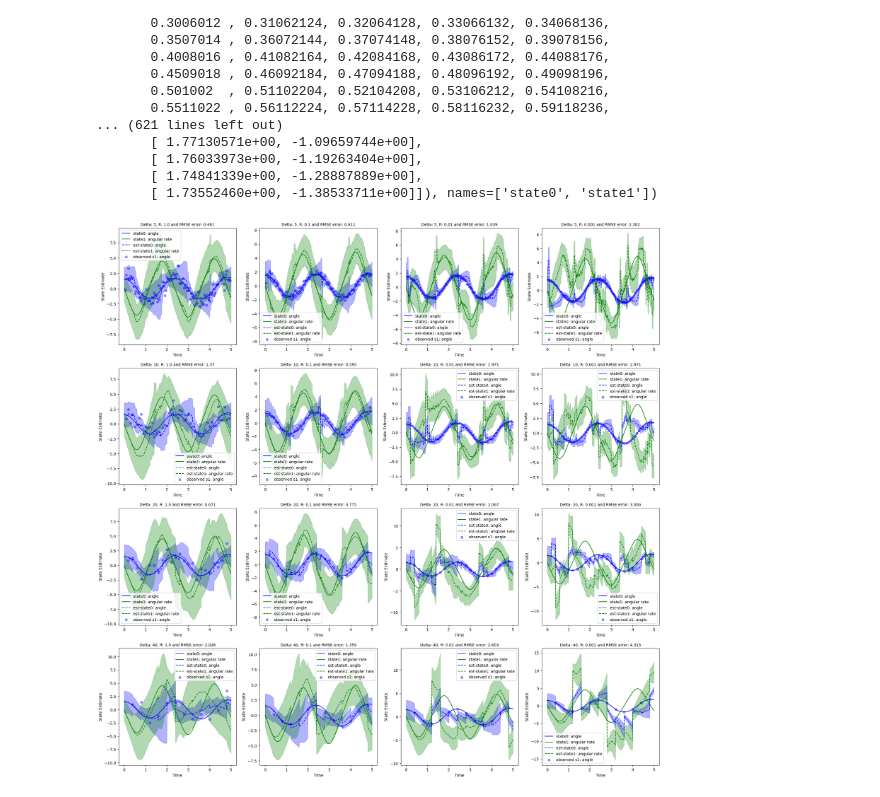
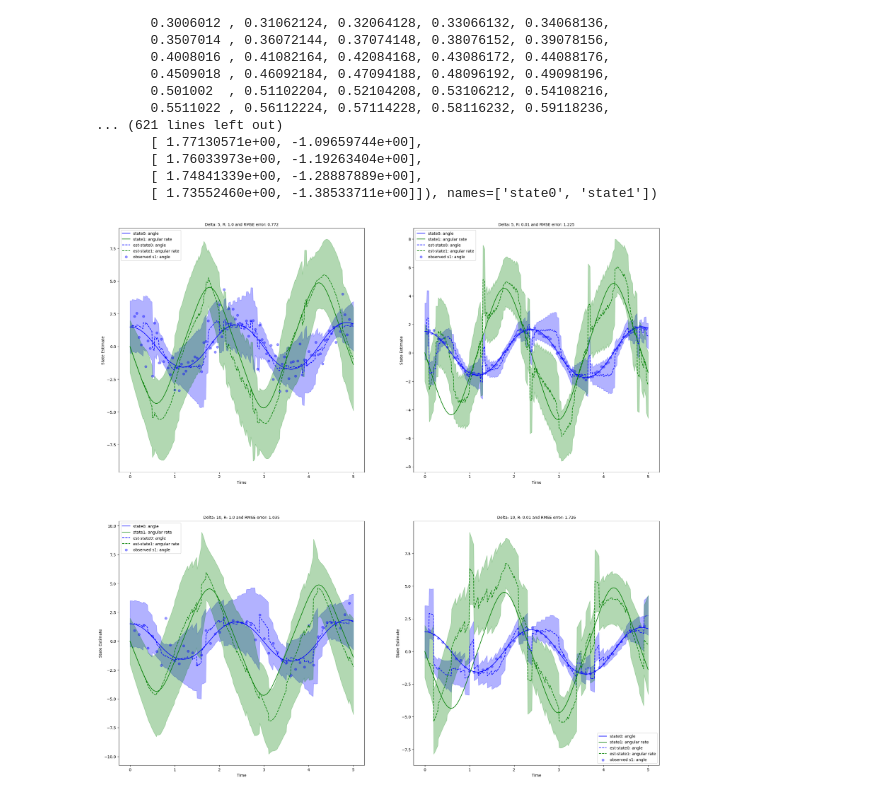
Before and after one commit to sohamphanseiitb/Robotics-In-Python-Sensing-Perception-Planning-Control, a Jupyter notebook: State Estimation/Kalman Filtering/ekf_final.ipynb, the cells around one changed output. Drawn from its saved outputs; the diff is of its cells as text; code cells hidden in the pictures.

```diff
--- a/State Estimation/Kalman Filtering/ekf_final.ipynb
+++ b/State Estimation/Kalman Filtering/ekf_final.ipynb
@@ -223,8 +223,8 @@ Q_ekf = np.array([[qc_ekf*dt**3/3, qc_ekf*dt**2/2], [qc_ekf*dt**2/2, qc_ekf*dt]]
 om_ekf = 0.0 # measurement model noise mean
 
 # changing simulation parameters
-deltas_ekf = np.array([5, 10, 20, 40])
-Rs_ekf = np.array([1, 0.1, 0.01, 0.001])
+deltas_ekf = np.array([5, 10])
+Rs_ekf = np.array([1, 0.01])
 
 colors = ['blue', 'green']
 # %%
@@ -290,6 +290,6 @@ def plot_grid(rows, cols, figsize, deltas, Rs, time, Nsims, g, dt, x0, O, obs_na
   plt.savefig('ekf.png', dpi=300, bbox_inches='tight')
   plt.show()
 # %%
-plot_grid(4, 4, (25, 25), deltas_ekf, Rs_ekf, time_ekf, Nsims_ekf, g, dt, x0_ekf, O_ekf, obs_names_ekf, mm_ekf, Q_ekf, om_ekf, X_ekf)
+plot_grid(2, 2, (25, 25), deltas_ekf, Rs_ekf, time_ekf, Nsims_ekf, g, dt, x0_ekf, O_ekf, obs_names_ekf, mm_ekf, Q_ekf, om_ekf, X_ekf)
 # %% [output]
-[figure, old version]
+[figure, new version]
```
Also changed, not shown: 16 other files.
